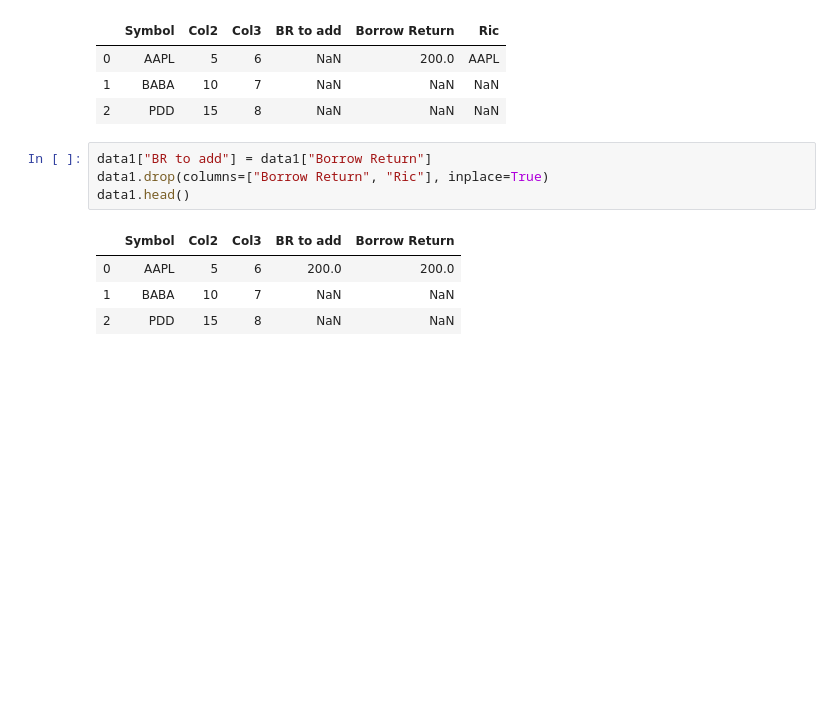
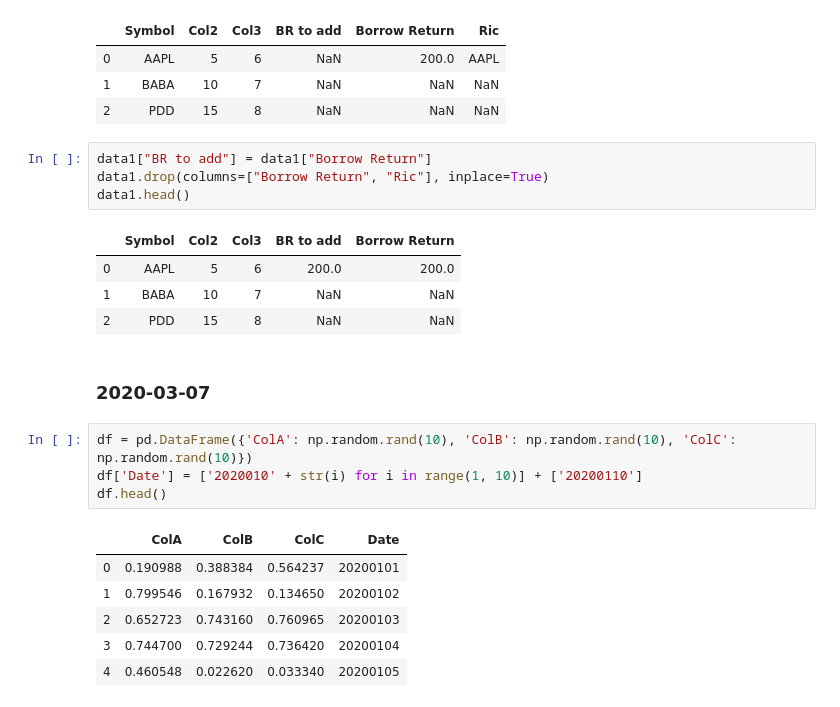
Before and after one commit to nicholas-han/Quant-Playground, a Jupyter notebook: Quant_Flow_Coco.ipynb, the cells around one changed output. Saved outputs shown, nothing was run; the diff lists cells and outputs as text; blank space fills up the shorter version.

```diff
--- a/Quant_Flow_Coco.ipynb
+++ b/Quant_Flow_Coco.ipynb
@@ -34,3 +35,16 @@ data1.head()
 | 0 | AAPL | 5 | 6 | 200.0 | 200.0 |
 | 1 | BABA | 10 | 7 | NaN | NaN |
 | 2 | PDD | 15 | 8 | NaN | NaN |
+# %% [markdown]
+### 2020-03-07
+# %%
+df = pd.DataFrame({'ColA': np.random.rand(10), 'ColB': np.random.rand(10), 'ColC': np.random.rand(10)})
+df['Date'] = ['2020010' + str(i) for i in range(1, 10)] + ['20200110']
+df.head()
+# %% [output]
+|  | ColA | ColB | ColC | Date |
+| 0 | 0.190988 | 0.388384 | 0.564237 | 20200101 |
+| 1 | 0.799546 | 0.167932 | 0.134650 | 20200102 |
+| 2 | 0.652723 | 0.743160 | 0.760965 | 20200103 |
+| 3 | 0.744700 | 0.729244 | 0.736420 | 20200104 |
+| 4 | 0.460548 | 0.022620 | 0.033340 | 20200105 |
```
Also changed, not shown: parts of 3 cells of this notebook.
